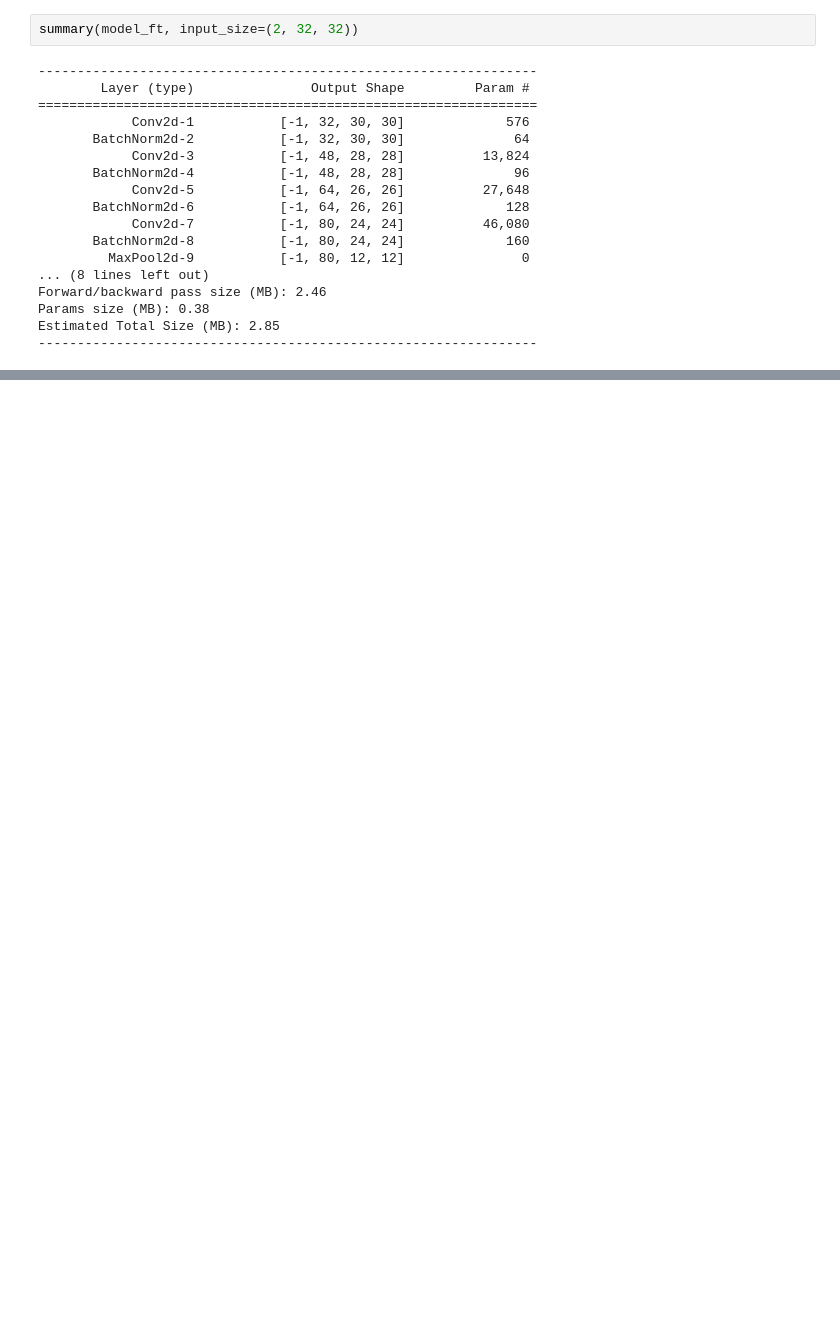
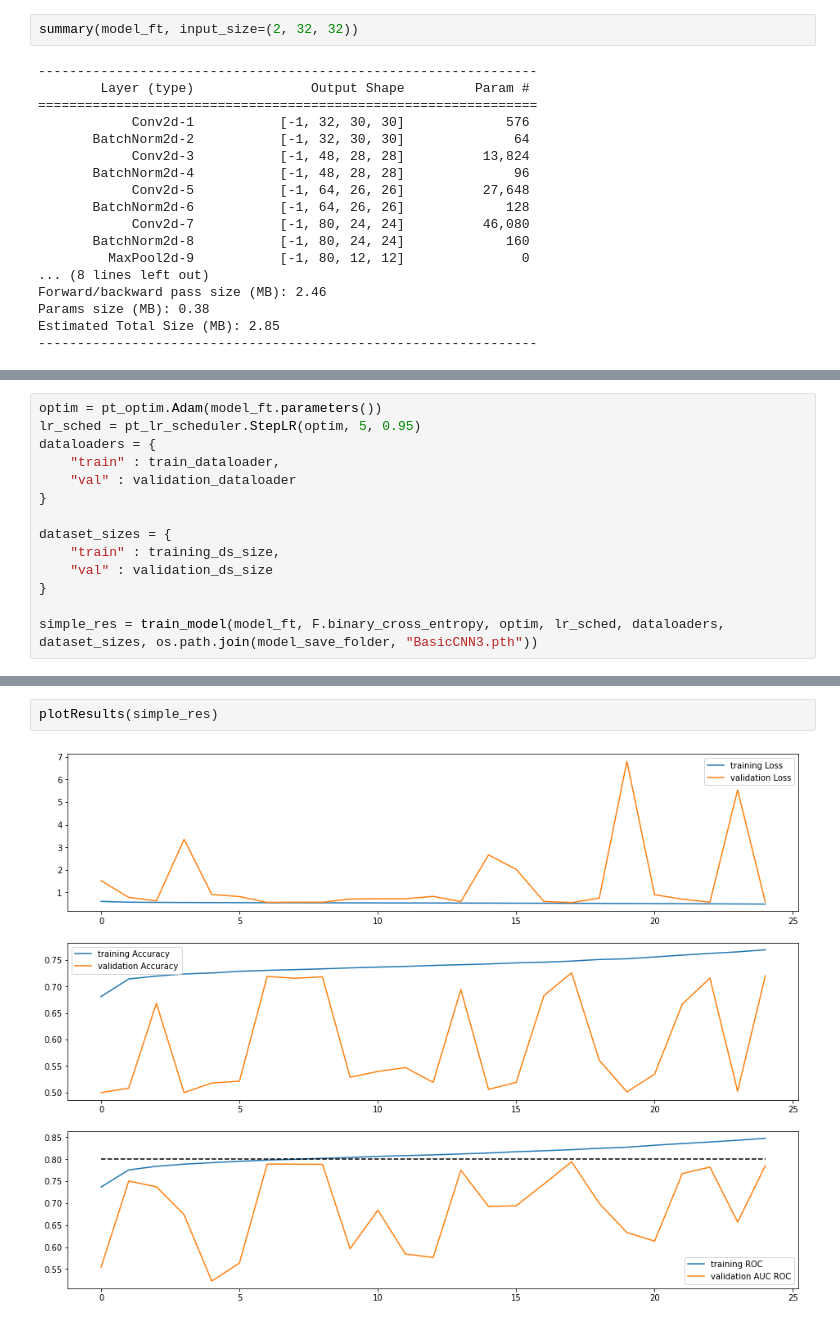
Before and after one commit to mlewandowski0/E2E_2023, a Jupyter notebook: Task1_pytorch_lower_mem.ipynb, the cells around one changed output, grey strips where cells are left out. Cells and saved outputs as stored; diff of their text form; blank space fills up the shorter version.

```diff
--- a/Task1_pytorch_lower_mem.ipynb
+++ b/Task1_pytorch_lower_mem.ipynb
@@ -565,0 +668,14 @@ simple_res = train_model(model_ft, F.binary_cross_entropy, optim, lr_sched, data
+# %%
+optim = pt_optim.Adam(model_ft.parameters())
+lr_sched = pt_lr_scheduler.StepLR(optim, 5, 0.95)
+dataloaders = {
+    "train" : train_dataloader,
+    "val" : validation_dataloader
+}
+
+dataset_sizes = {
+    "train" : training_ds_size,
+    "val" : validation_ds_size
+}
+
+simple_res = train_model(model_ft, F.binary_cross_entropy, optim, lr_sched, dataloaders, dataset_sizes, os.path.join(model_save_folder, "BasicCNN3.pth"))
@@ -565,0 +700,4 @@ simple_res = train_model(model_ft, F.binary_cross_entropy, optim, lr_sched, data
+# %%
+plotResults(simple_res)
+# %% [output]
+[figure, added]
```
Also changed, not shown: parts of 17 cells of this notebook.
